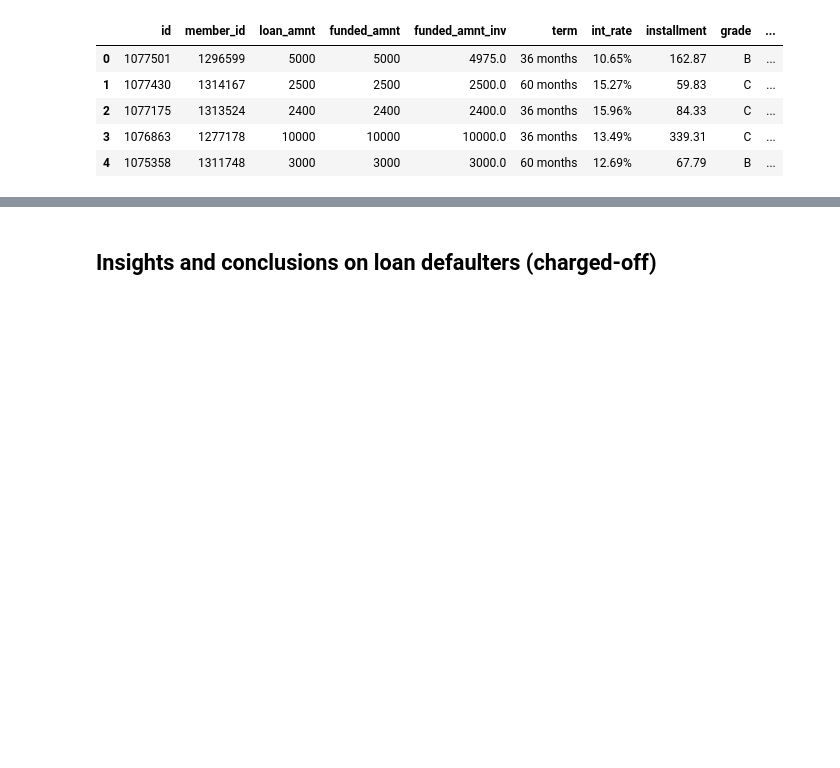
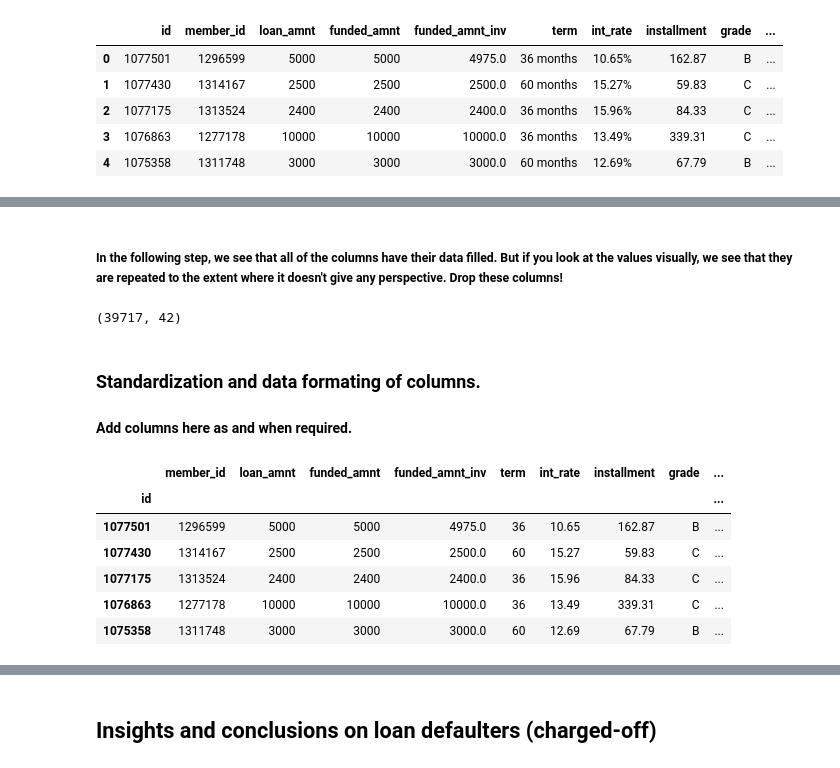
Before and after one commit to Kumaraguru-Muthuraj/_AIML_Code, a Jupyter notebook: _PythonNotebooks/_Course2_Statistics_Essentials/Mod6_Lendingclub_casestudy/Lending_Club_Merged_v1.ipynb, the cells around one changed output, grey strips where cells are left out. Drawn from its saved outputs; the diff is of its cells as text; code cells hidden in the pictures; blank space fills up the shorter version.

```diff
--- a/_PythonNotebooks/_Course2_Statistics_Essentials/Mod6_Lendingclub_casestudy/Lending_Club_Merged_v1.ipynb
+++ b/_PythonNotebooks/_Course2_Statistics_Essentials/Mod6_Lendingclub_casestudy/Lending_Club_Merged_v1.ipynb
@@ -105,0 +148,2 @@ df.head()
+# %% [markdown]
+##### In the following step, we see that all of the columns have their data filled. But if you look at the values visually, we see that they are repeated to the extent where it doesn't give any perspective. Drop these columns!
@@ -105,0 +163,27 @@ df.head()
+# %%
+#Let's drop the irrelevent columns to get proper and structured data frame for analysis
+#We are dropping the columns because the values of the column or either "0" or same
+df.drop(['pymnt_plan','url','desc','initial_list_status','collections_12_mths_ex_med','policy_code','application_type','acc_now_delinq','chargeoff_within_12_mths','delinq_amnt','tax_liens'], inplace=True, axis=1)
+print(df.shape)
+# %% [output]
+(39717, 42)
+# %% [markdown]
+### Standardization and data formating of columns.
+#### Add columns here as and when required.
+# %%
+# Lets replace special character and convert interest rate and revol_util to float
+df.int_rate = df['int_rate'].str.strip('%').astype('float')
+df.revol_util = df['revol_util'].str.strip('%').astype('float').round()
+
+getTerm = lambda x: x.strip().split(' ')[0]
+df['term'] = (df['term'].apply(getTerm)).astype('int')
+
+df.head()
+# %% [output]
+|  | member_id | loan_amnt | funded_amnt | funded_amnt_inv | term | int_rate | installment | grade | ... |
+| id |  |  |  |  |  |  |  |  | ... |
+| 1077501 | 1296599 | 5000 | 5000 | 4975.0 | 36 | 10.65 | 162.87 | B | ... |
+| 1077430 | 1314167 | 2500 | 2500 | 2500.0 | 60 | 15.27 | 59.83 | C | ... |
+| 1077175 | 1313524 | 2400 | 2400 | 2400.0 | 36 | 15.96 | 84.33 | C | ... |
+| 1076863 | 1277178 | 10000 | 10000 | 10000.0 | 36 | 13.49 | 339.31 | C | ... |
+| 1075358 | 1311748 | 3000 | 3000 | 3000.0 | 60 | 12.69 | 67.79 | B | ... |
```
Also changed, not shown: parts of 13 cells of this notebook.
